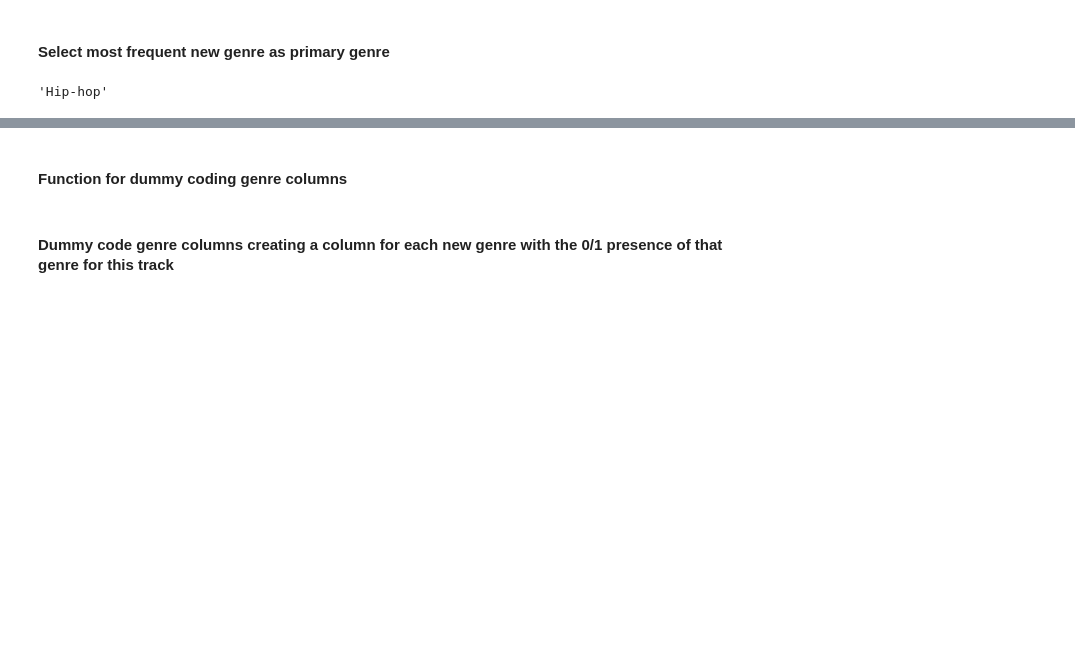
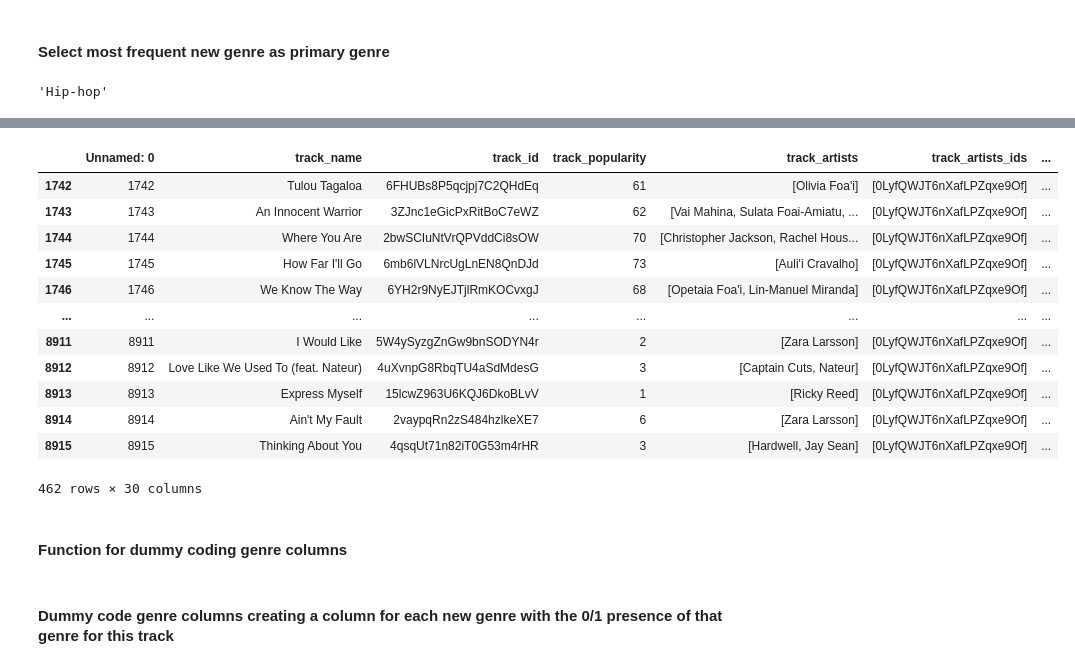
Before and after one commit to katieravenwood/Spotify-Five-Year-Analysis-Project, a Jupyter notebook: notebooks/NestedListandDummyRecoding.ipynb, the cells around one changed output, grey strips where cells are left out. Drawn from its saved outputs; the diff is of its cells as text; code cells hidden in the pictures; blank space fills up the shorter version.

Commit message:
Added main_genre column

```diff
--- a/notebooks/NestedListandDummyRecoding.ipynb
+++ b/notebooks/NestedListandDummyRecoding.ipynb
@@ -9,6 +9,7 @@ import numpy as np
 ## Set display options
 # %%
 pd.set_option('display.max_columns', 500)
+pd.set_option('display.max_rows', 100)
 # %% [markdown]
 ## Import data
 # %% [markdown]
@@ -776,4 +782,4 @@ test_genre[0]
 # %% [output]
 'Hip-hop'
 # %%
-reshaped_main_genre_list =
+reshaped_main_genre_list = [original_list[0] if original_list else "None" for original_list in main_genre_list]
@@ -782,3 +786,21 @@ SyntaxError: invalid syntax (<ipython-input-159-a09b72bbd986>, line 1)
+# %%
+df['main_genre'] = reshaped_main_genre_list
+# %%
+df.loc[df['main_genre'] == 'None']
+# %% [output]
+|  | Unnamed: 0 | track_name | track_id | track_popularity | track_artists | track_artists_ids | ... |
+| 1742 | 1742 | Tulou Tagaloa | 6FHUBs8P5qcjpj7C2QHdEq | 61 | [Olivia Foa'i] | [0LyfQWJT6nXafLPZqxe9Of] | ... |
+| 1743 | 1743 | An Innocent Warrior | 3ZJnc1eGicPxRitBoC7eWZ | 62 | [Vai Mahina, Sulata Foai-Amiatu, ... | [0LyfQWJT6nXafLPZqxe9Of] | ... |
+| 1744 | 1744 | Where You Are | 2bwSCIuNtVrQPVddCi8sOW | 70 | [Christopher Jackson, Rachel Hous... | [0LyfQWJT6nXafLPZqxe9Of] | ... |
+| 1745 | 1745 | How Far I'll Go | 6mb6lVLNrcUgLnEN8QnDJd | 73 | [Auli'i Cravalho] | [0LyfQWJT6nXafLPZqxe9Of] | ... |
+| 1746 | 1746 | We Know The Way | 6YH2r9NyEJTjlRmKOCvxgJ | 68 | [Opetaia Foa'i, Lin-Manuel Miranda] | [0LyfQWJT6nXafLPZqxe9Of] | ... |
+| ... | ... | ... | ... | ... | ... | ... | ... |
+| 8911 | 8911 | I Would Like | 5W4ySyzgZnGw9bnSODYN4r | 2 | [Zara Larsson] | [0LyfQWJT6nXafLPZqxe9Of] | ... |
+| 8912 | 8912 | Love Like We Used To (feat. Nateur) | 4uXvnpG8RbqTU4aSdMdesG | 3 | [Captain Cuts, Nateur] | [0LyfQWJT6nXafLPZqxe9Of] | ... |
+| 8913 | 8913 | Express Myself | 15lcwZ963U6KQJ6DkoBLvV | 1 | [Ricky Reed] | [0LyfQWJT6nXafLPZqxe9Of] | ... |
+| 8914 | 8914 | Ain't My Fault | 2vaypqRn2zS484hzlkeXE7 | 6 | [Zara Larsson] | [0LyfQWJT6nXafLPZqxe9Of] | ... |
+| 8915 | 8915 | Thinking About You | 4qsqUt71n82iT0G53m4rHR | 3 | [Hardwell, Jay Sean] | [0LyfQWJT6nXafLPZqxe9Of] | ... |
+462 rows × 30 columns
 # %% [markdown]
 #### Function for dummy coding genre columns
 # %%
```
Also changed, not shown: parts of 6 cells of this notebook, 3 other files.
